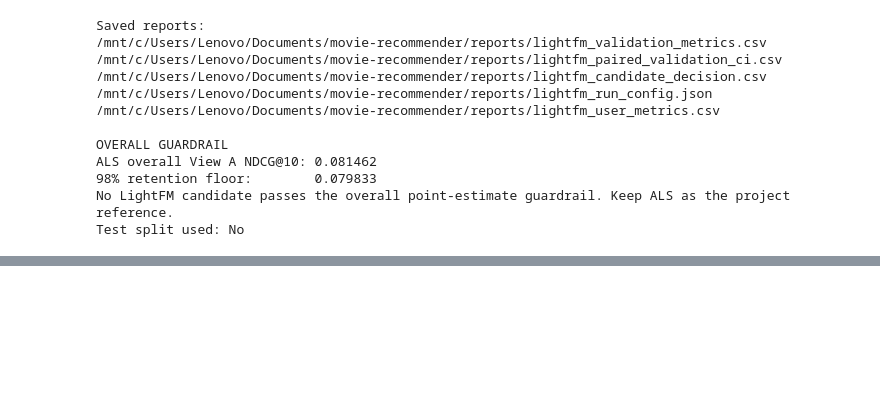
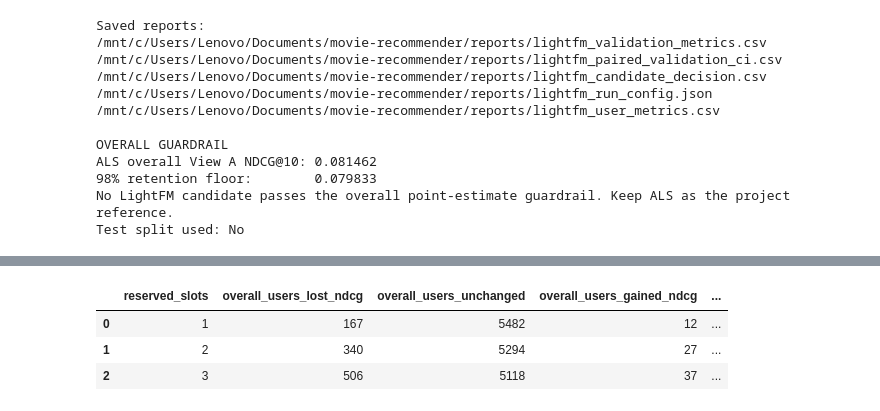
Before and after one commit to RavenKing45/Movie-Recommendation-System, a Jupyter notebook: notebooks/10_lightfm_hybrid.ipynb, the cells around one changed output, grey strips where cells are left out. Saved outputs shown, nothing was run; the diff lists cells and outputs as text; code cells hidden in the pictures; blank space fills up the shorter version.

```diff
--- a/notebooks/10_lightfm_hybrid.ipynb
+++ b/notebooks/10_lightfm_hybrid.ipynb
@@ -1101,0 +2232,74 @@ This is the first controlled LightFM run, not a definitive hyperparameter search
+# %%
+
+# User-level trade-off analysis, averaged across the 10 tie-break seeds.
+
+cols = [
+    "overall_ndcg@10",
+    "warm_tail_recall@10",
+    "warm_tail_hit_rate@10",
+]
+
+user_level = (
+    rerank_results
+    .groupby(["reserved_slots", "user_id"])[cols]
+    .mean()
+)
+
+tail_users = sorted(relevant_by_scope["warm_tail"].keys())
+all_users = sorted(overall_relevant.keys())
+
+baseline_all = user_level.loc[0].reindex(all_users)
+baseline_tail = user_level.loc[0].reindex(tail_users)
+
+rows = []
+
+for k in [1, 2, 3]:
+    current_all = user_level.loc[k].reindex(all_users)
+    current_tail = user_level.loc[k].reindex(tail_users)
+
+    # Per-user overall NDCG change.
+    delta_ndcg = (
+        current_all["overall_ndcg@10"].to_numpy()
+        - baseline_all["overall_ndcg@10"].to_numpy()
+    )
+
+    # A positive value means the user gained a relevant warm-tail hit
+    # in at least one seed, after averaging their hit rate over seeds.
+    delta_tail_hit = (
+        current_tail["warm_tail_hit_rate@10"].to_numpy()
+        - baseline_tail["warm_tail_hit_rate@10"].to_numpy()
+    )
+
+    tail_gained = delta_tail_hit > 1e-12
+    overall_lost = delta_ndcg < -1e-12
+    overall_improved = delta_ndcg > 1e-12
+    overall_unchanged = ~(overall_lost | overall_improved)
+
+    rows.append({
+        "reserved_slots": k,
+        "overall_users_lost_ndcg": int(overall_lost.sum()),
+        "overall_users_unchanged": int(overall_unchanged.sum()),
+        "overall_users_gained_ndcg": int(overall_improved.sum()),
+        "warm_tail_users_with_a_hit": int(tail_gained.sum()),
+        "tail_hit_users_also_lost_ndcg": int(
+            (tail_gained & overall_lost[[
+                all_users.index(uid) for uid in tail_users
+            ]]).sum()
+        ),
+        "tail_hit_users_not_losing_ndcg": int(
+            (
+                tail_gained
+                & ~overall_lost[[
+                    all_users.index(uid) for uid in tail_users
+                ]]
+            ).sum()
+        ),
+    })
+
+impact_table = pd.DataFrame(rows)
+display(impact_table)
+# %% [output]
+|  | reserved_slots | overall_users_lost_ndcg | overall_users_unchanged | overall_users_gained_ndcg | ... |
+| 0 | 1 | 167 | 5482 | 12 | ... |
+| 1 | 2 | 340 | 5294 | 27 | ... |
+| 2 | 3 | 506 | 5118 | 37 | ... |
```
Also changed, not shown: parts of 41 cells of this notebook.
